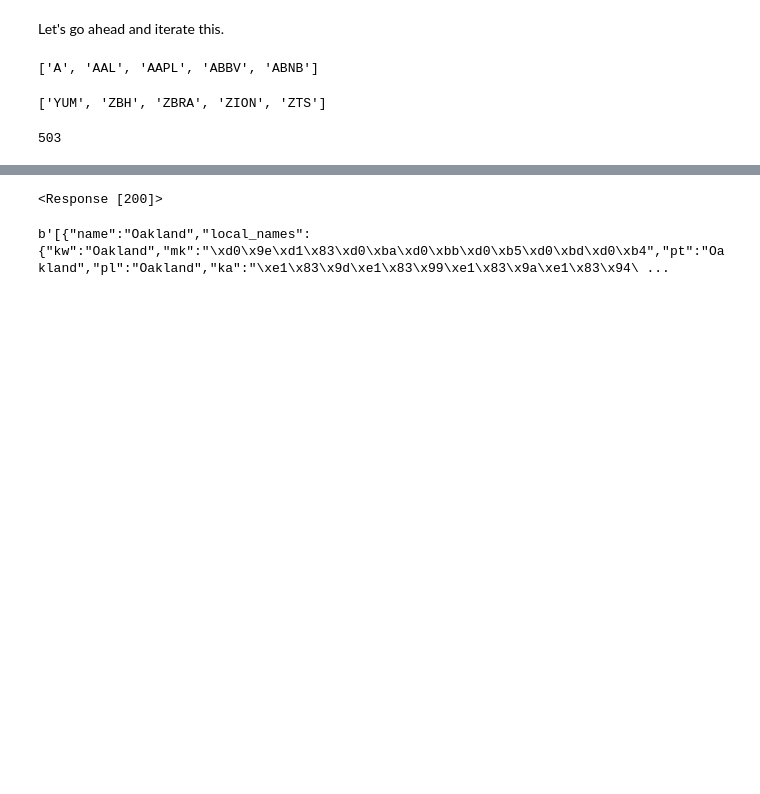
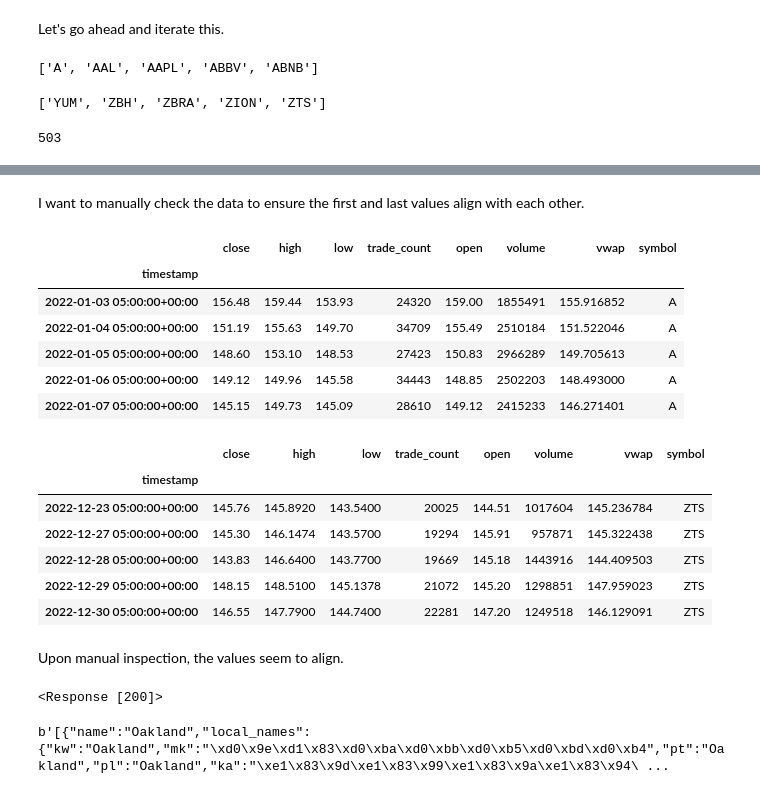
Before and after one commit to MontgomeryG/Group3Project1, a Jupyter notebook: InitialNotebook.ipynb, the cells around one changed output, grey strips where cells are left out. Cells and saved outputs as stored; diff of their text form; code cells hidden in the pictures; blank space fills up the shorter version.

```diff
--- a/InitialNotebook.ipynb
+++ b/InitialNotebook.ipynb
@@ -386,0 +362,34 @@ snp500_2022_returns_df
+# %% [markdown]
+I want to manually check the data to ensure the first and last values align with each other.
+# %%
+
+tickers = ['A', 'ZTS']
+
+# Get daily closing prices for these test values.
+testing_df2 = alpaca.get_bars(
+    tickers,
+    timeframe,
+    start = start_date,
+    end = end_date
+).df
+
+# Display sample data
+display(testing_df2.head())
+display(testing_df2.tail())
+# %% [output]
+|  | close | high | low | trade_count | open | volume | vwap | symbol |
+| timestamp |  |  |  |  |  |  |  |  |
+| 2022-01-03 05:00:00+00:00 | 156.48 | 159.44 | 153.93 | 24320 | 159.00 | 1855491 | 155.916852 | A |
+| 2022-01-04 05:00:00+00:00 | 151.19 | 155.63 | 149.70 | 34709 | 155.49 | 2510184 | 151.522046 | A |
+| 2022-01-05 05:00:00+00:00 | 148.60 | 153.10 | 148.53 | 27423 | 150.83 | 2966289 | 149.705613 | A |
+| 2022-01-06 05:00:00+00:00 | 149.12 | 149.96 | 145.58 | 34443 | 148.85 | 2502203 | 148.493000 | A |
+| 2022-01-07 05:00:00+00:00 | 145.15 | 149.73 | 145.09 | 28610 | 149.12 | 2415233 | 146.271401 | A |
+|  | close | high | low | trade_count | open | volume | vwap | symbol |
+| timestamp |  |  |  |  |  |  |  |  |
+| 2022-12-23 05:00:00+00:00 | 145.76 | 145.8920 | 143.5400 | 20025 | 144.51 | 1017604 | 145.236784 | ZTS |
+| 2022-12-27 05:00:00+00:00 | 145.30 | 146.1474 | 143.5700 | 19294 | 145.91 | 957871 | 145.322438 | ZTS |
+| 2022-12-28 05:00:00+00:00 | 143.83 | 146.6400 | 143.7700 | 19669 | 145.18 | 1443916 | 144.409503 | ZTS |
+| 2022-12-29 05:00:00+00:00 | 148.15 | 148.5100 | 145.1378 | 21072 | 145.20 | 1298851 | 147.959023 | ZTS |
+| 2022-12-30 05:00:00+00:00 | 146.55 | 147.7900 | 144.7400 | 22281 | 147.20 | 1249518 | 146.129091 | ZTS |
+# %% [markdown]
+Upon manual inspection, the values seem to align.
```
Also changed, not shown: parts of 6 cells of this notebook.
